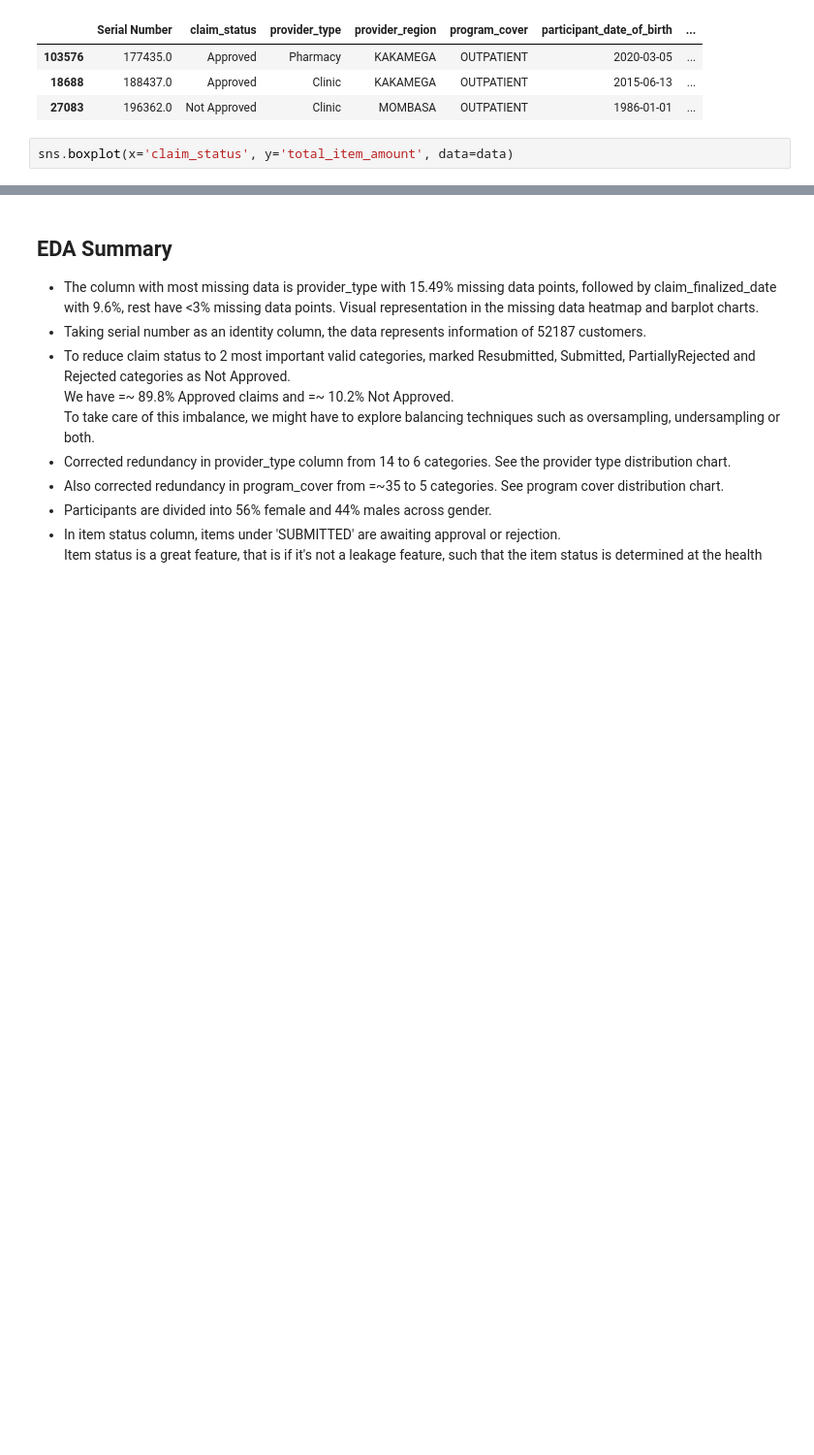
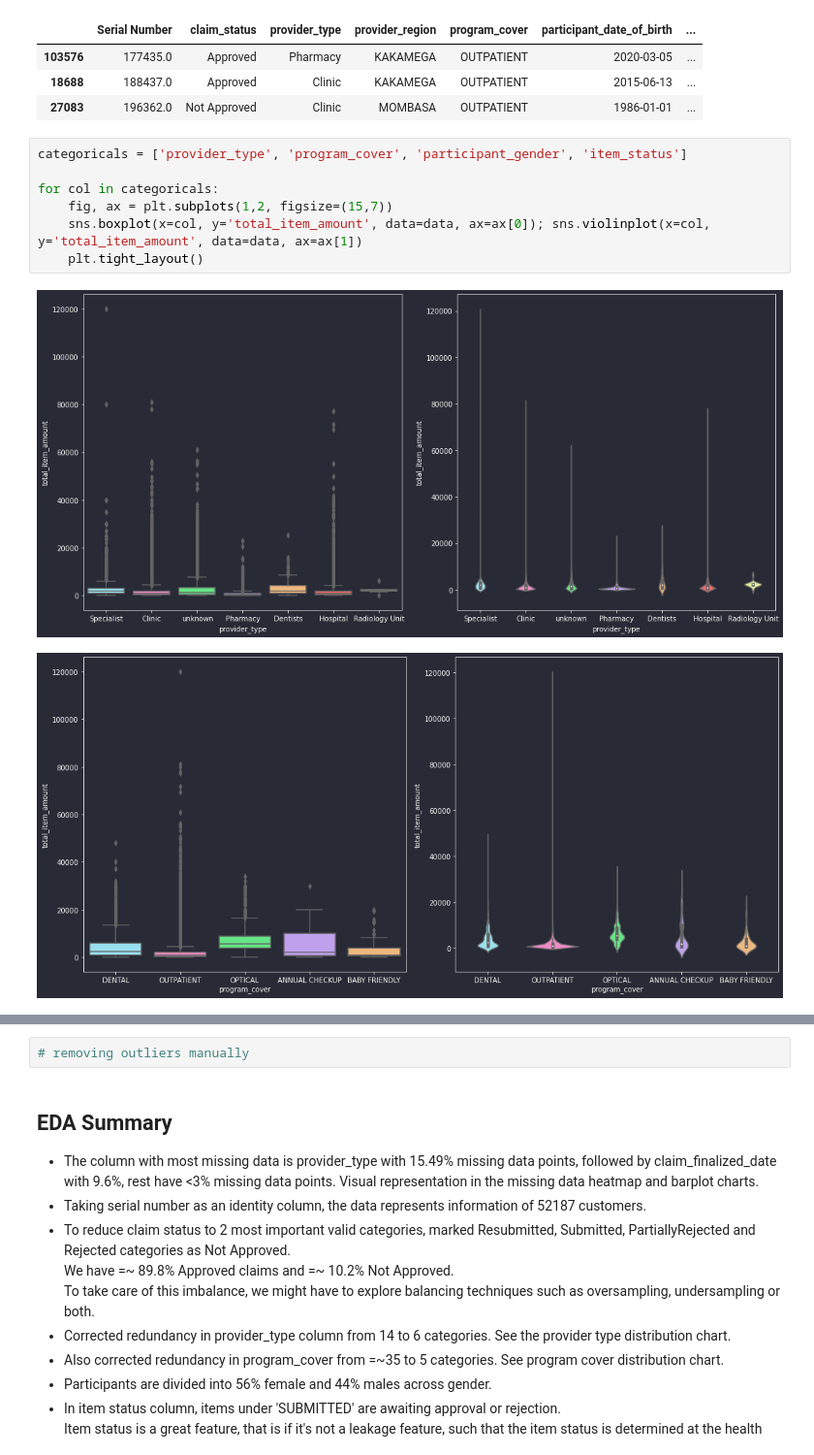
Before and after one commit to lyraxvincent/insurance-claims-prediction, a Jupyter notebook: EDA.ipynb, the cells around one changed output, grey strips where cells are left out. Shown at 97% size. Saved outputs shown, nothing was run; the diff lists cells and outputs as text; blank space fills up the shorter version.

Commit message:
add outlier detection plots section

```diff
--- a/EDA.ipynb
+++ b/EDA.ipynb
@@ -584,5 +584,13 @@ data.sample(3)
 | 103576 | 177435.0 | Approved | Pharmacy | KAKAMEGA | OUTPATIENT | 2020-03-05 | ... |
 | 18688 | 188437.0 | Approved | Clinic | KAKAMEGA | OUTPATIENT | 2015-06-13 | ... |
 | 27083 | 196362.0 | Not Approved | Clinic | MOMBASA | OUTPATIENT | 1986-01-01 | ... |
-# %%
-sns.boxplot(x='claim_status', y='total_item_amount', data=data)
+# %%
+categoricals = ['provider_type', 'program_cover', 'participant_gender', 'item_status']
+
+for col in categoricals:
+    fig, ax = plt.subplots(1,2, figsize=(15,7))
+    sns.boxplot(x=col, y='total_item_amount', data=data, ax=ax[0]); sns.violinplot(x=col, y='total_item_amount', data=data, ax=ax[1])
+    plt.tight_layout()
+# %% [output]
+[figure, added]
+[figure, added]
@@ -589,3 +599,5 @@ sns.boxplot(x='claim_status', y='total_item_amount', data=data)
+# %%
+# removing outliers manually
 # %% [markdown]
 ## **EDA Summary**
 - The column with most missing data is provider_type with 15.49% missing data points, followed by claim_finalized_date with 9.6%, rest have <3% missing data points. Visual representation in the missing data heatmap and barplot charts.
```
Also changed, not shown: parts of 1 cell of this notebook.
